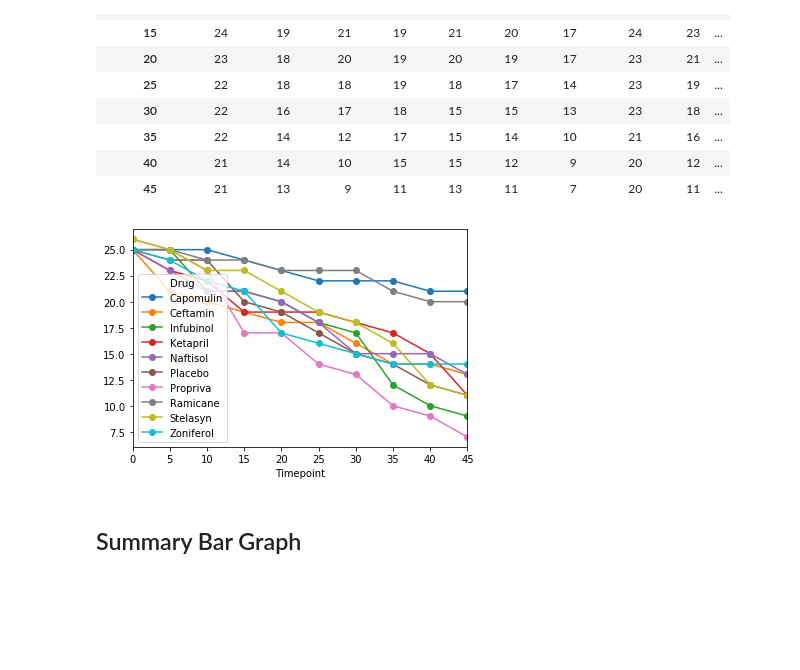
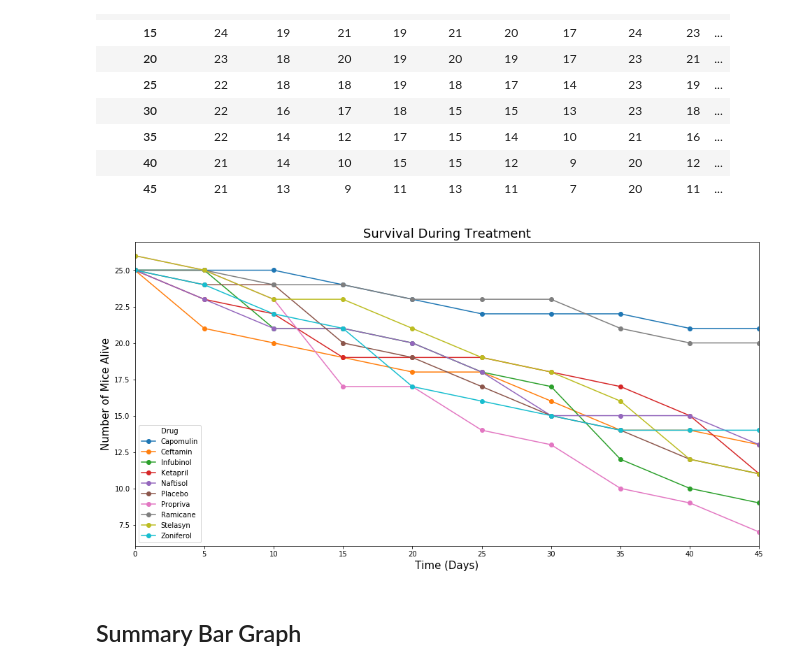
Before and after one commit to ASooklall/matplotlib-challenge, a Jupyter notebook: Pymaceuticals/pymaceuticals.ipynb, the cells around one changed output. Saved outputs shown, nothing was run; the diff lists cells and outputs as text; code cells hidden in the pictures; blank space fills up the shorter version.

```diff
--- a/Pymaceuticals/pymaceuticals.ipynb
+++ b/Pymaceuticals/pymaceuticals.ipynb
@@ -231,7 +212,7 @@ met_plot
 # %%
 # Store the Count of Mice Grouped by Drug and Timepoint (W can pass any metric)
 mouse_df = combined_trials_df[['Drug', 'Timepoint', 'Mouse ID']].copy()
-mouse_group_df = test.groupby(['Drug','Timepoint'])
+mouse_group_df = mouse_df.groupby(['Drug','Timepoint'])
 mouse_count = mouse_group_df.count()
 mouse_count = mouse_count.rename(columns={'Mouse ID':'Mouse Count'})
 mouse_count_df = mouse_count.reset_index()
@@ -264,13 +245,15 @@ mouse_count_pivot
 # %%
 # Generate the Plot (Accounting for percentages)
 
-mouse_plot = mouse_count_pivot.plot(marker = 'o')
-mouse_plot
+mouse_plot = mouse_count_pivot.plot(marker = 'o',figsize=[16,8]).set_xlabel('Time (Days)',size=15)
+plt.title('Survival During Treatment',size=18)
+plt.ylabel('Number of Mice Alive',size=15)
 
 
+mouse_plot
 plt.show()
 # %% [output]
-[figure, old version]
+[figure, new version]
 # %% [markdown]
 ## Summary Bar Graph
 # %%
```
Also changed, not shown: parts of 7 cells of this notebook.
